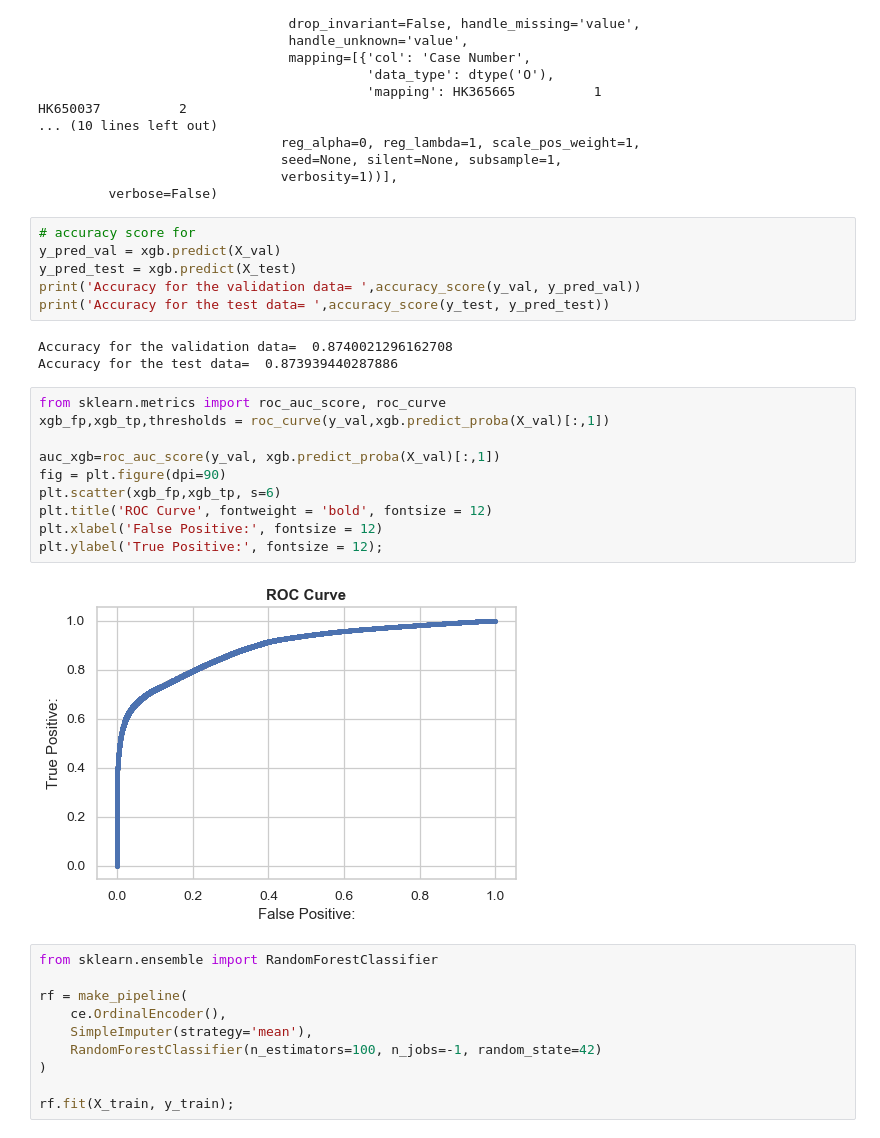
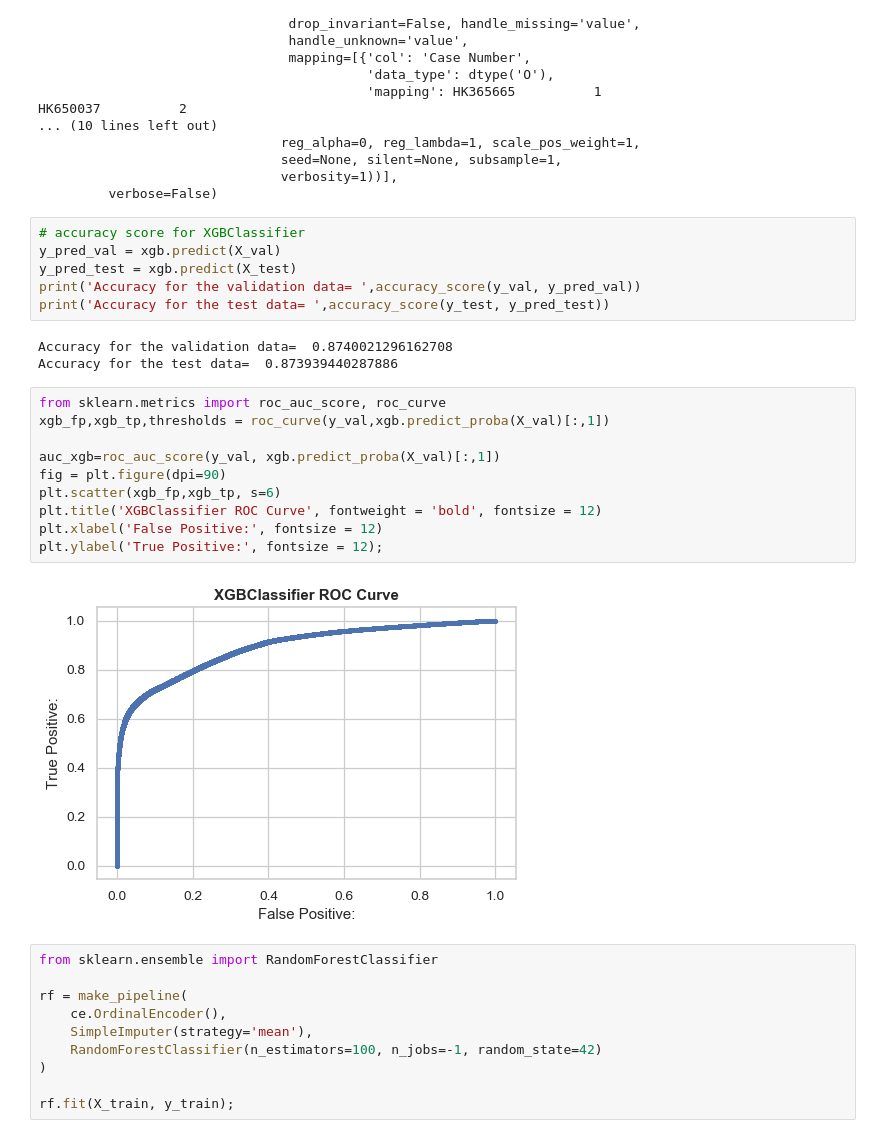
Before and after one commit to YM53858/ChicagoCrimes, a Jupyter notebook: Delivery 3/ChicagoCrimeAnalysis_Delivery 3.ipynb, the cells around one changed output. Saved outputs shown, nothing was run; the diff lists cells and outputs as text.

```diff
--- a/Delivery 3/ChicagoCrimeAnalysis_Delivery 3.ipynb
+++ b/Delivery 3/ChicagoCrimeAnalysis_Delivery 3.ipynb
@@ -600,7 +600,7 @@ HK650037          2
                                verbosity=1))],
          verbose=False)
 # %%
-# accuracy score for
+# accuracy score for XGBClassifier
 y_pred_val = xgb.predict(X_val)
 y_pred_test = xgb.predict(X_test)
 print('Accuracy for the validation data= ',accuracy_score(y_val, y_pred_val))
@@ -611,15 +611,15 @@ Accuracy for the test data=  0.873939440287886
 # %%
 from sklearn.metrics import roc_auc_score, roc_curve
 xgb_fp,xgb_tp,thresholds = roc_curve(y_val,xgb.predict_proba(X_val)[:,1])
 
 auc_xgb=roc_auc_score(y_val, xgb.predict_proba(X_val)[:,1])
 fig = plt.figure(dpi=90)
 plt.scatter(xgb_fp,xgb_tp, s=6)
-plt.title('ROC Curve', fontweight = 'bold', fontsize = 12)
+plt.title('XGBClassifier ROC Curve', fontweight = 'bold', fontsize = 12)
 plt.xlabel('False Positive:', fontsize = 12)
 plt.ylabel('True Positive:', fontsize = 12);
 # %% [output]
-[figure, old version]
+[figure, new version]
 # %%
 from sklearn.ensemble import RandomForestClassifier
 
```
Also changed, not shown: parts of 3 cells of this notebook, 1 other file.
